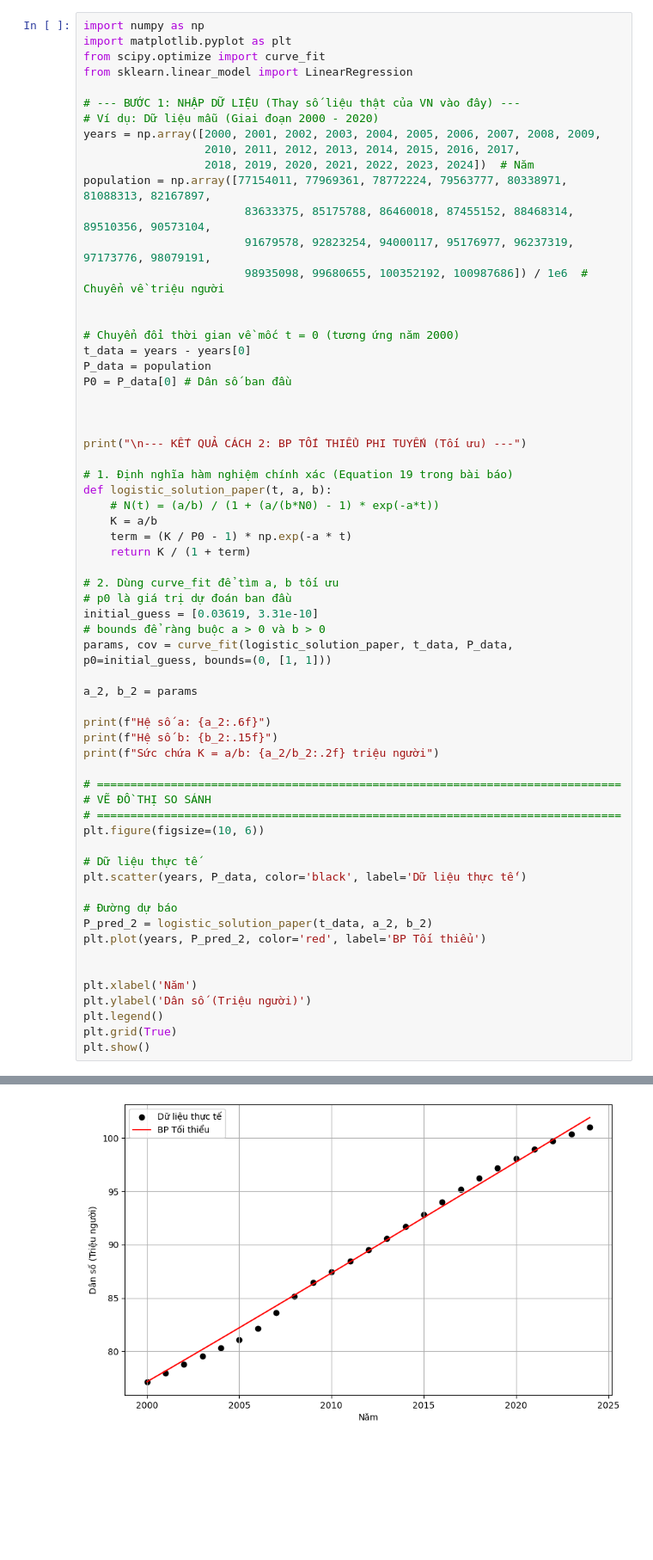
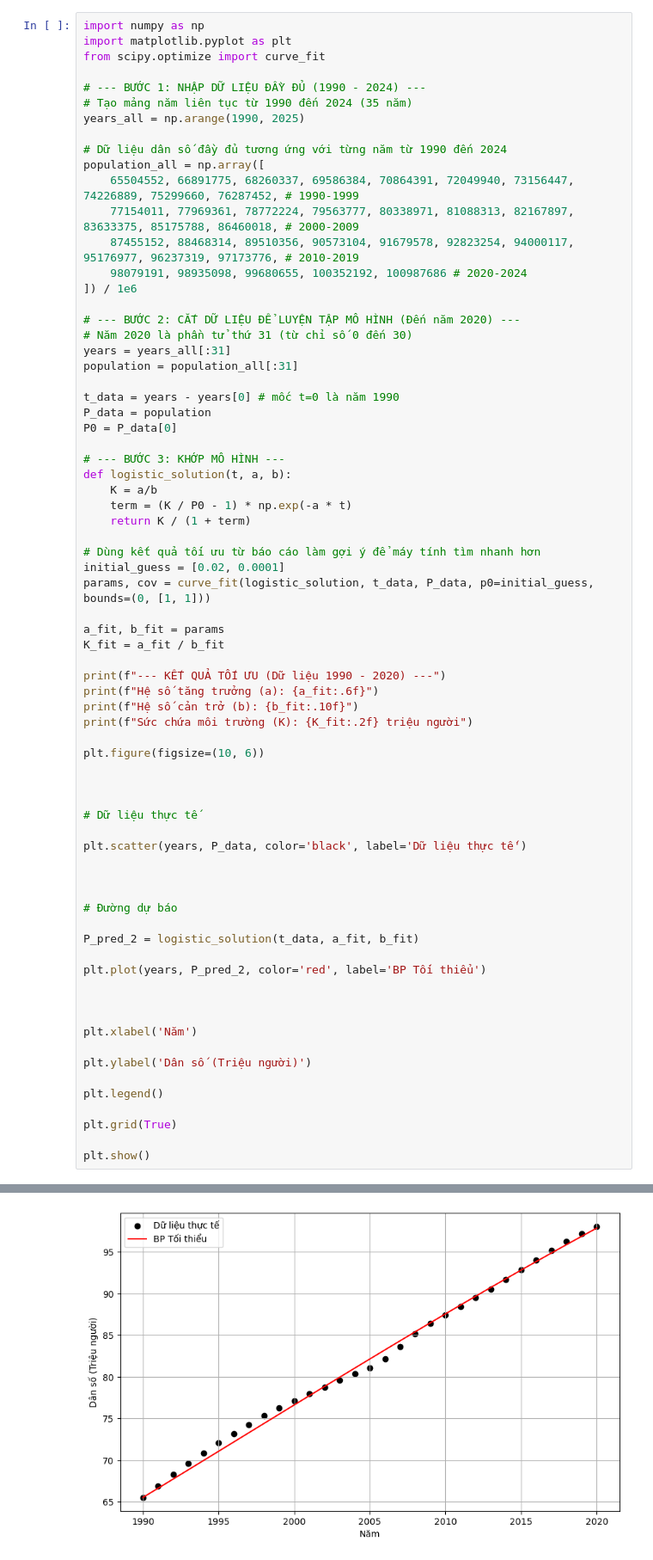
Before and after one commit to Haiyen472k5/phuong_phap_tinh, a Jupyter notebook: ppt.ipynb, the cells around one changed output, grey strips where cells are left out. Shown at 86% size. Saved outputs shown, nothing was run; the diff lists cells and outputs as text; blank space fills up the shorter version.

```diff
--- a/ppt.ipynb
+++ b/ppt.ipynb
@@ -2,63 +2,71 @@
 import numpy as np
 import matplotlib.pyplot as plt
 from scipy.optimize import curve_fit
-from sklearn.linear_model import LinearRegression
 
-# --- BƯỚC 1: NHẬP DỮ LIỆU (Thay số liệu thật của VN vào đây) ---
-# Ví dụ: Dữ liệu mẫu (Giai đoạn 2000 - 2020)
-years = np.array([2000, 2001, 2002, 2003, 2004, 2005, 2006, 2007, 2008, 2009,
-                  2010, 2011, 2012, 2013, 2014, 2015, 2016, 2017,
-                  2018, 2019, 2020, 2021, 2022, 2023, 2024])  # Năm
-population = np.array([77154011, 77969361, 78772224, 79563777, 80338971, 81088313, 82167897,
-                        83633375, 85175788, 86460018, 87455152, 88468314, 89510356, 90573104,
-                        91679578, 92823254, 94000117, 95176977, 96237319, 97173776, 98079191,
-                        98935098, 99680655, 100352192, 100987686]) / 1e6  # Chuyển về triệu người
+# --- BƯỚC 1: NHẬP DỮ LIỆU ĐẦY ĐỦ (1990 - 2024) ---
+# Tạo mảng năm liên tục từ 1990 đến 2024 (35 năm)
+years_all = np.arange(1990, 2025)
 
+# Dữ liệu dân số đầy đủ tương ứng với từng năm từ 1990 đến 2024
+population_all = np.array([
+    65504552, 66891775, 68260337, 69586384, 70864391, 72049940, 73156447, 74226889, 75299660, 76287452, # 1990-1999
+    77154011, 77969361, 78772224, 79563777, 80338971, 81088313, 82167897, 83633375, 85175788, 86460018, # 2000-2009
+    87455152, 88468314, 89510356, 90573104, 91679578, 92823254, 94000117, 95176977, 96237319, 97173776, # 2010-2019
+    98079191, 98935098, 99680655, 100352192, 100987686 # 2020-2024
+]) / 1e6
 
-# Chuyển đổi thời gian về mốc t = 0 (tương ứng năm 2000)
-t_data = years - years[0]
+# --- BƯỚC 2: CẮT DỮ LIỆU ĐỂ LUYỆN TẬP MÔ HÌNH (Đến năm 2020) ---
+# Năm 2020 là phần tử thứ 31 (từ chỉ số 0 đến 30)
+years = years_all[:31]
+population = population_all[:31]
+
+t_data = years - years[0] # mốc t=0 là năm 1990
 P_data = population
-P0 = P_data[0] # Dân số ban đầu
+P0 = P_data[0]
 
-
-
-print("\n--- KẾT QUẢ CÁCH 2: BP TỐI THIỂU PHI TUYẾN (Tối ưu) ---")
-
-# 1. Định nghĩa hàm nghiệm chính xác (Equation 19 trong bài báo)
-def logistic_solution_paper(t, a, b):
-    # N(t) = (a/b) / (1 + (a/(b*N0) - 1) * exp(-a*t))
+# --- BƯỚC 3: KHỚP MÔ HÌNH ---
+def logistic_solution(t, a, b):
     K = a/b
     term = (K / P0 - 1) * np.exp(-a * t)
     return K / (1 + term)
 
-# 2. Dùng curve_fit để tìm a, b tối ưu
-# p0 là giá trị dự đoán ban đầu
-initial_guess = [0.03619, 3.31e-10]
-# bounds để ràng buộc a > 0 và b > 0
-params, cov = curve_fit(logistic_solution_paper, t_data, P_data, p0=initial_guess, bounds=(0, [1, 1]))
+# Dùng kết quả tối ưu từ báo cáo làm gợi ý để máy tính tìm nhanh hơn
+initial_guess = [0.02, 0.0001]
+params, cov = curve_fit(logistic_solution, t_data, P_data, p0=initial_guess, bounds=(0, [1, 1]))
 
-a_2, b_2 = params
+a_fit, b_fit = params
+K_fit = a_fit / b_fit
 
-print(f"Hệ số a: {a_2:.6f}")
-print(f"Hệ số b: {b_2:.15f}")
-print(f"Sức chứa K = a/b: {a_2/b_2:.2f} triệu người")
+print(f"--- KẾT QUẢ TỐI ƯU (Dữ liệu 1990 - 2020) ---")
+print(f"Hệ số tăng trưởng (a): {a_fit:.6f}")
+print(f"Hệ số cản trở (b): {b_fit:.10f}")
+print(f"Sức chứa môi trường (K): {K_fit:.2f} triệu người")
 
-# ==============================================================================
-# VẼ ĐỒ THỊ SO SÁNH
-# ==============================================================================
 plt.figure(figsize=(10, 6))
 
+
+
 # Dữ liệu thực tế
+
 plt.scatter(years, P_data, color='black', label='Dữ liệu thực tế')
 
+
+
 # Đường dự báo
-P_pred_2 = logistic_solution_paper(t_data, a_2, b_2)
+
+P_pred_2 = logistic_solution(t_data, a_fit, b_fit)
+
 plt.plot(years, P_pred_2, color='red', label='BP Tối thiểu')
 
 
+
 plt.xlabel('Năm')
+
 plt.ylabel('Dân số (Triệu người)')
+
 plt.legend()
+
 plt.grid(True)
+
 plt.show()
 # %% [output]
@@ -69,4 +77,4 @@ Sức chứa K = a/b: 192.61 triệu người
-[figure, old version]
+[figure, new version]
 # %%
 import numpy as np
 import matplotlib.pyplot as plt
```
Also changed, not shown: parts of 7 cells of this notebook.
